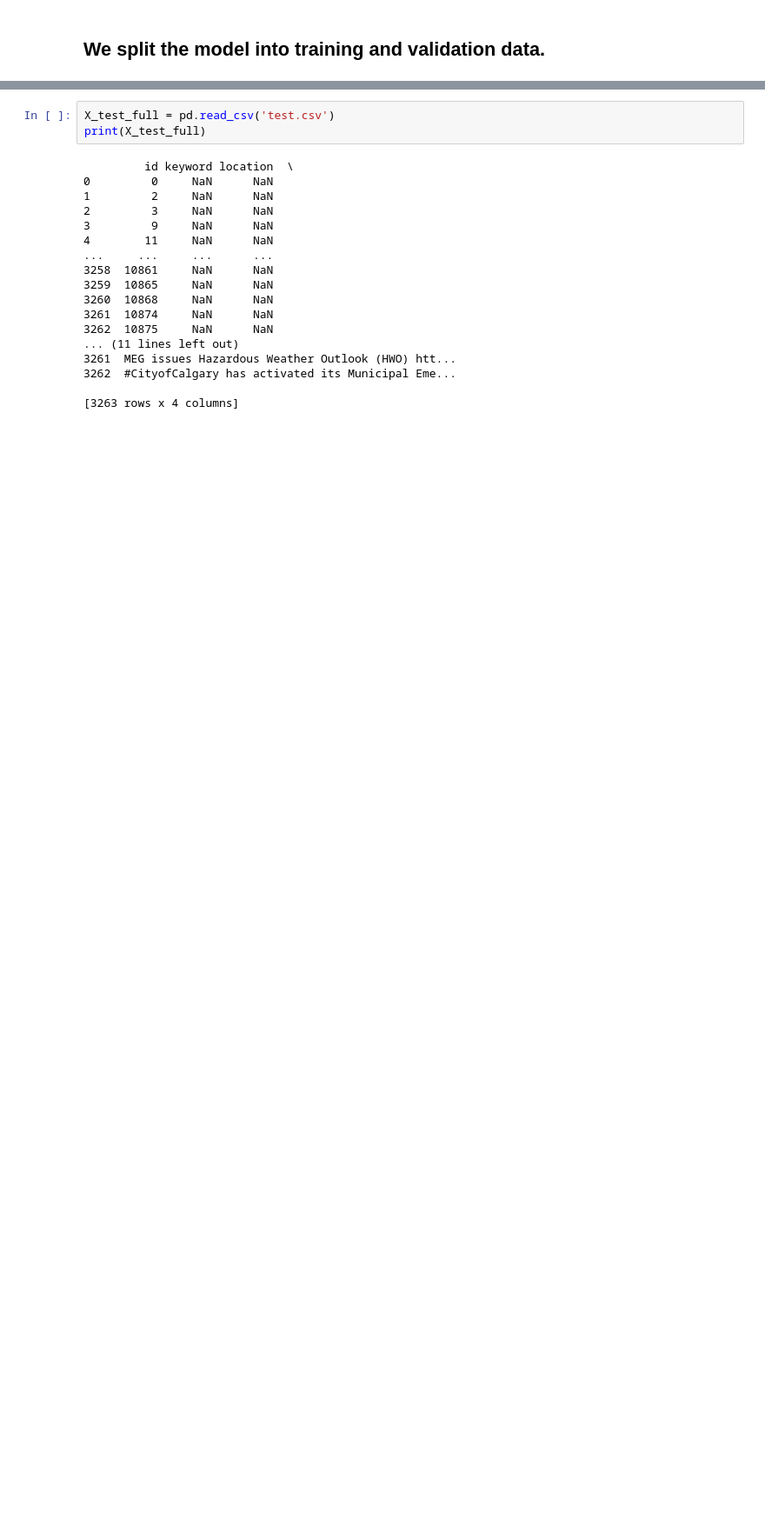
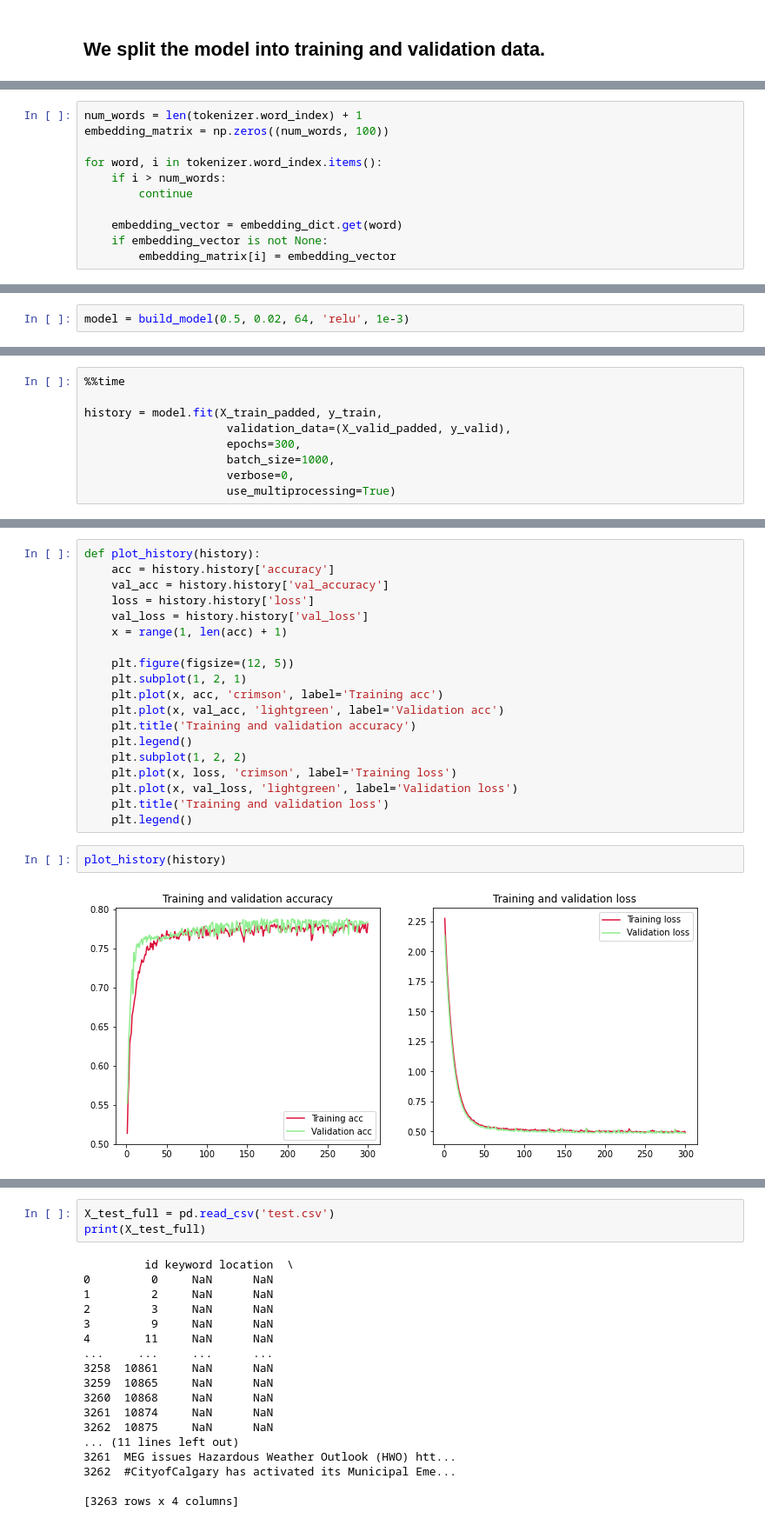
Before and after one commit to BhairavValera/disaster_tweets_NLP, a Jupyter notebook: tweets_model.ipynb, the cells around one changed output, grey strips where cells are left out. Shown at 87% size. Drawn from its saved outputs; the diff is of its cells as text; blank space fills up the shorter version.

```diff
--- a/tweets_model.ipynb
+++ b/tweets_model.ipynb
@@ -228,0 +231,11 @@ print(accuracy_score(y_pred, y_valid))
+# %%
+num_words = len(tokenizer.word_index) + 1
+embedding_matrix = np.zeros((num_words, 100))
+
+for word, i in tokenizer.word_index.items():
+    if i > num_words:
+        continue
+
+    embedding_vector = embedding_dict.get(word)
+    if embedding_vector is not None:
+        embedding_matrix[i] = embedding_vector
@@ -228,0 +274,2 @@ print(accuracy_score(y_pred, y_valid))
+# %%
+model = build_model(0.5, 0.02, 64, 'relu', 1e-3)
@@ -228,0 +295,9 @@ print(accuracy_score(y_pred, y_valid))
+# %%
+%%time
+
+history = model.fit(X_train_padded, y_train,
+                     validation_data=(X_valid_padded, y_valid),
+                     epochs=300,
+                     batch_size=1000,
+                     verbose=0,
+                     use_multiprocessing=True)
@@ -228,0 +306,23 @@ print(accuracy_score(y_pred, y_valid))
+# %%
+def plot_history(history):
+    acc = history.history['accuracy']
+    val_acc = history.history['val_accuracy']
+    loss = history.history['loss']
+    val_loss = history.history['val_loss']
+    x = range(1, len(acc) + 1)
+
+    plt.figure(figsize=(12, 5))
+    plt.subplot(1, 2, 1)
+    plt.plot(x, acc, 'crimson', label='Training acc')
+    plt.plot(x, val_acc, 'lightgreen', label='Validation acc')
+    plt.title('Training and validation accuracy')
+    plt.legend()
+    plt.subplot(1, 2, 2)
+    plt.plot(x, loss, 'crimson', label='Training loss')
+    plt.plot(x, val_loss, 'lightgreen', label='Validation loss')
+    plt.title('Training and validation loss')
+    plt.legend()
+# %%
+plot_history(history)
+# %% [output]
+[figure, added]
```
Also changed, not shown: parts of 62 cells of this notebook, 4 other files.
